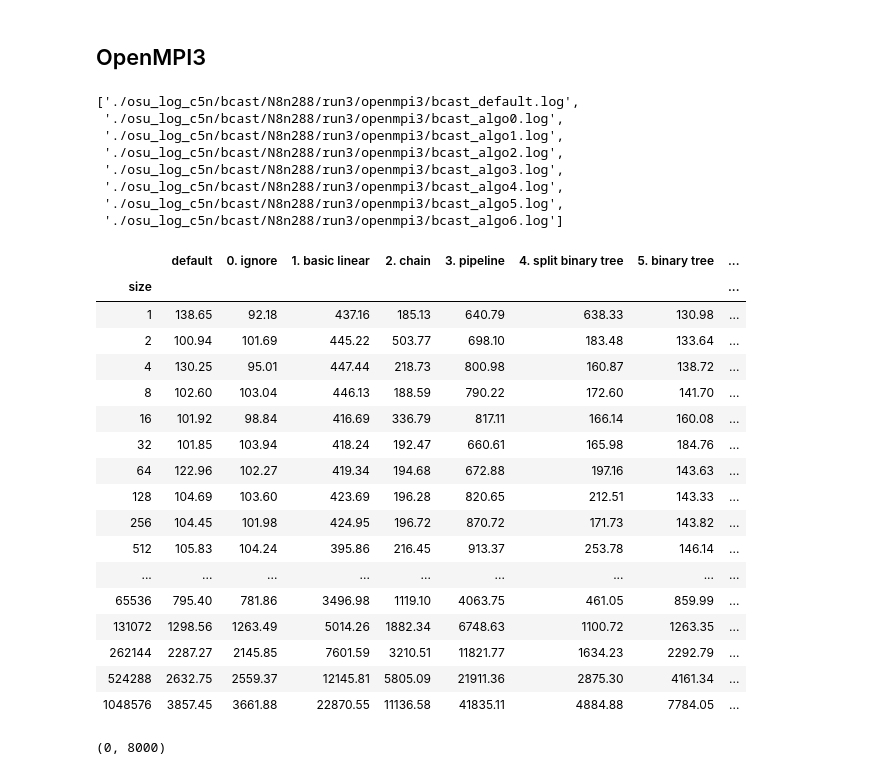
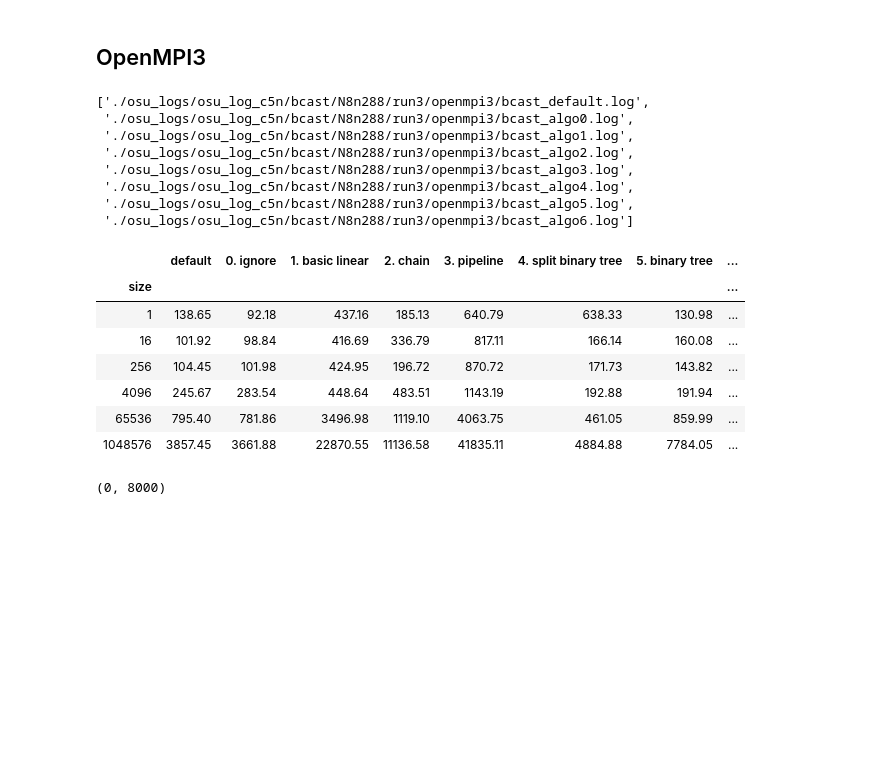
Before and after one commit to JiaweiZhuang/aws-mpi-benchmark, a Jupyter notebook: notebooks/bcast_summary.ipynb, the cells around one changed output. Saved outputs shown, nothing was run; the diff lists cells and outputs as text; code cells hidden in the pictures; blank space fills up the shorter version.

```diff
--- a/notebooks/bcast_summary.ipynb
+++ b/notebooks/bcast_summary.ipynb
@@ -12,6 +12,7 @@ ls osu_log_c5n/bcast/N8n288/
 # %% [output]
 run1/ run2/ run3/ run4/ run5/
 # %%
-TOP_DIR = './osu_log_c5n/bcast/N8n288/run3/'
+TOP_DIR = './osu_logs/osu_log_c5n/bcast/N8n288/run3/'
+# TOP_DIR = './osu_log_c5n/bcast/N8n288/run4/'
 # %%
 def plot_barh(df):
@@ -32,35 +35,25 @@ ompi3_dir = TOP_DIR + 'openmpi3/'
 ompi3_file_list = [ompi3_dir + 'bcast_default.log'] + [ompi3_dir + 'bcast_algo{}.log'.format(i) for i in range(0, 7)]
 ompi3_file_list
 # %% [output]
-['./osu_log_c5n/bcast/N8n288/run3/openmpi3/bcast_default.log',
- './osu_log_c5n/bcast/N8n288/run3/openmpi3/bcast_algo0.log',
- './osu_log_c5n/bcast/N8n288/run3/openmpi3/bcast_algo1.log',
- './osu_log_c5n/bcast/N8n288/run3/openmpi3/bcast_algo2.log',
- './osu_log_c5n/bcast/N8n288/run3/openmpi3/bcast_algo3.log',
- './osu_log_c5n/bcast/N8n288/run3/openmpi3/bcast_algo4.log',
- './osu_log_c5n/bcast/N8n288/run3/openmpi3/bcast_algo5.log',
- './osu_log_c5n/bcast/N8n288/run3/openmpi3/bcast_algo6.log']
+['./osu_logs/osu_log_c5n/bcast/N8n288/run3/openmpi3/bcast_default.log',
+ './osu_logs/osu_log_c5n/bcast/N8n288/run3/openmpi3/bcast_algo0.log',
+ './osu_logs/osu_log_c5n/bcast/N8n288/run3/openmpi3/bcast_algo1.log',
+ './osu_logs/osu_log_c5n/bcast/N8n288/run3/openmpi3/bcast_algo2.log',
+ './osu_logs/osu_log_c5n/bcast/N8n288/run3/openmpi3/bcast_algo3.log',
+ './osu_logs/osu_log_c5n/bcast/N8n288/run3/openmpi3/bcast_algo4.log',
+ './osu_logs/osu_log_c5n/bcast/N8n288/run3/openmpi3/bcast_algo5.log',
+ './osu_logs/osu_log_c5n/bcast/N8n288/run3/openmpi3/bcast_algo6.log']
 # %%
 df_ompi3 = read_osu_log_multi(ompi3_file_list, ['default'] + bcast_algo_openmpi3)
-df_ompi3
+df_ompi3[::4]
 # %% [output]
 |  | default | 0. ignore | 1. basic linear | 2. chain | 3. pipeline | 4. split binary tree | 5. binary tree | ... |
 | size |  |  |  |  |  |  |  | ... |
 | 1 | 138.65 | 92.18 | 437.16 | 185.13 | 640.79 | 638.33 | 130.98 | ... |
-| 2 | 100.94 | 101.69 | 445.22 | 503.77 | 698.10 | 183.48 | 133.64 | ... |
-| 4 | 130.25 | 95.01 | 447.44 | 218.73 | 800.98 | 160.87 | 138.72 | ... |
-| 8 | 102.60 | 103.04 | 446.13 | 188.59 | 790.22 | 172.60 | 141.70 | ... |
 | 16 | 101.92 | 98.84 | 416.69 | 336.79 | 817.11 | 166.14 | 160.08 | ... |
-| 32 | 101.85 | 103.94 | 418.24 | 192.47 | 660.61 | 165.98 | 184.76 | ... |
-| 64 | 122.96 | 102.27 | 419.34 | 194.68 | 672.88 | 197.16 | 143.63 | ... |
-| 128 | 104.69 | 103.60 | 423.69 | 196.28 | 820.65 | 212.51 | 143.33 | ... |
 | 256 | 104.45 | 101.98 | 424.95 | 196.72 | 870.72 | 171.73 | 143.82 | ... |
-| 512 | 105.83 | 104.24 | 395.86 | 216.45 | 913.37 | 253.78 | 146.14 | ... |
-| ... | ... | ... | ... | ... | ... | ... | ... | ... |
+| 4096 | 245.67 | 283.54 | 448.64 | 483.51 | 1143.19 | 192.88 | 191.94 | ... |
 | 65536 | 795.40 | 781.86 | 3496.98 | 1119.10 | 4063.75 | 461.05 | 859.99 | ... |
-| 131072 | 1298.56 | 1263.49 | 5014.26 | 1882.34 | 6748.63 | 1100.72 | 1263.35 | ... |
-| 262144 | 2287.27 | 2145.85 | 7601.59 | 3210.51 | 11821.77 | 1634.23 | 2292.79 | ... |
-| 524288 | 2632.75 | 2559.37 | 12145.81 | 5805.09 | 21911.36 | 2875.30 | 4161.34 | ... |
 | 1048576 | 3857.45 | 3661.88 | 22870.55 | 11136.58 | 41835.11 | 4884.88 | 7784.05 | ... |
 # %%
 plot_osu(df_ompi3)
```
Also changed, not shown: parts of 24 cells of this notebook.
